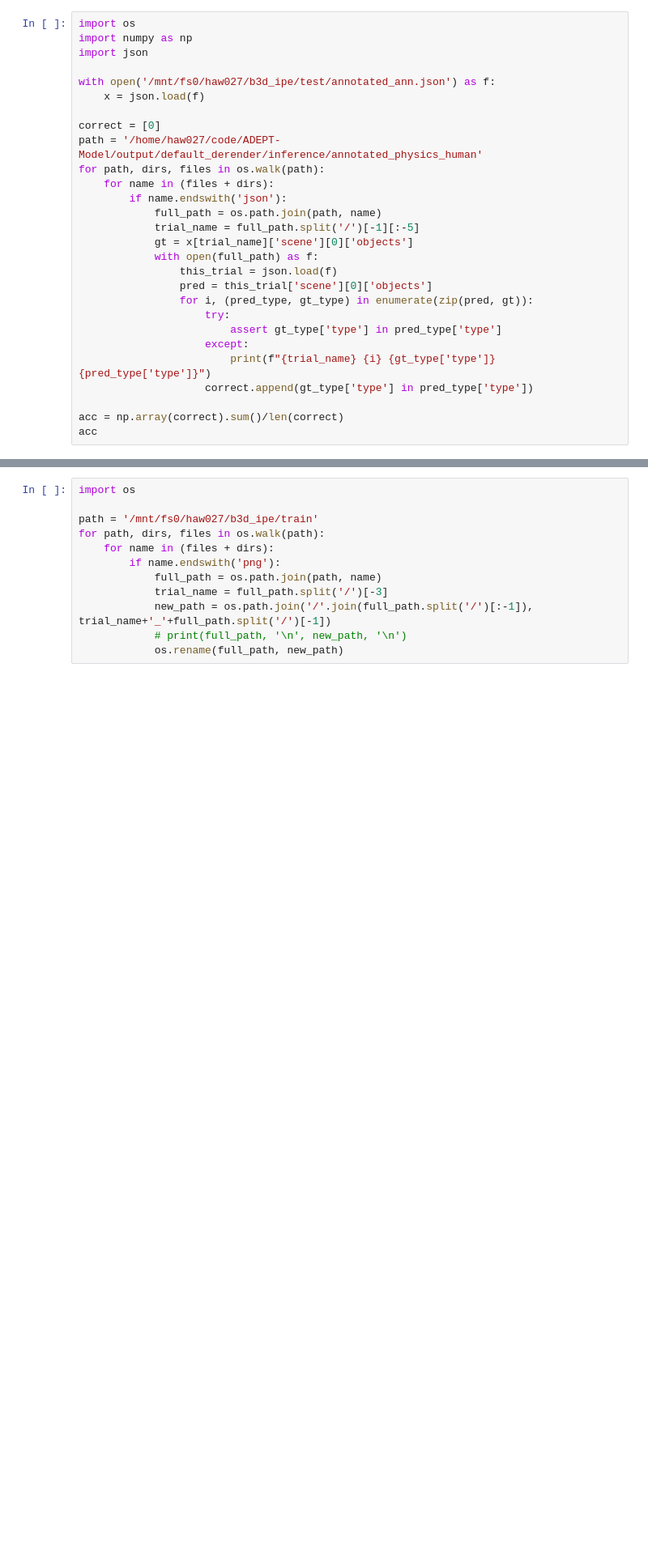
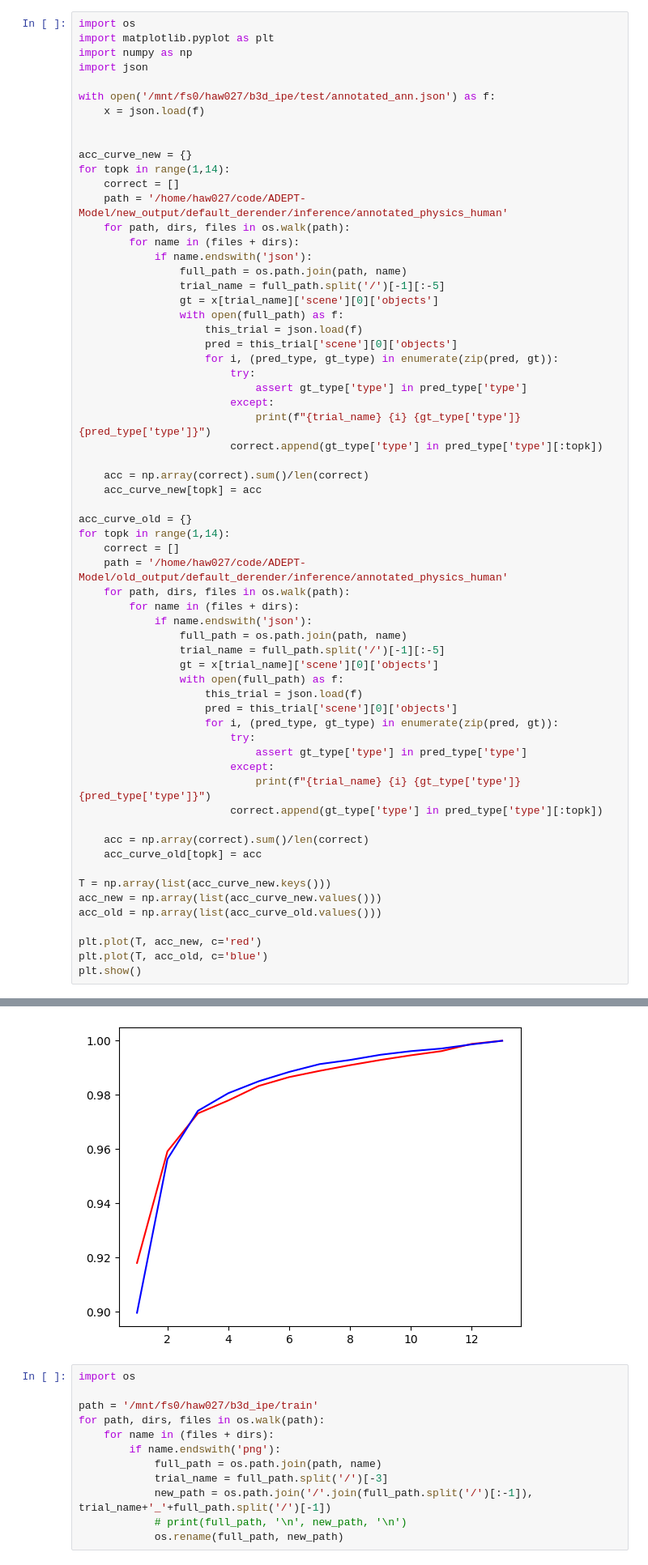
Before and after one commit to HaoliangWang/ADEPT-Model, a Jupyter notebook: dataset/makers/test.ipynb, the cells around one changed output, grey strips where cells are left out. Shown at 81% size. Drawn from its saved outputs; the diff is of its cells as text; blank space fills up the shorter version.

```diff
--- a/dataset/makers/test.ipynb
+++ b/dataset/makers/test.ipynb
@@ -1,29 +1,64 @@
 # %%
 import os
+import matplotlib.pyplot as plt
 import numpy as np
 import json
 
 with open('/mnt/fs0/haw027/b3d_ipe/test/annotated_ann.json') as f:
     x = json.load(f)
 
-correct = [0]
-path = '/home/haw027/code/ADEPT-Model/output/default_derender/inference/annotated_physics_human'
-for path, dirs, files in os.walk(path):
-    for name in (files + dirs):
-        if name.endswith('json'):
-            full_path = os.path.join(path, name)
-            trial_name = full_path.split('/')[-1][:-5]
-            gt = x[trial_name]['scene'][0]['objects']
-            with open(full_path) as f:
-                this_trial = json.load(f)
-                pred = this_trial['scene'][0]['objects']
-                for i, (pred_type, gt_type) in enumerate(zip(pred, gt)):
-                    try:
-                        assert gt_type['type'] in pred_type['type']
-                    except:
-                        print(f"{trial_name} {i} {gt_type['type']} {pred_type['type']}")
-                    correct.append(gt_type['type'] in pred_type['type'])
 
-acc = np.array(correct).sum()/len(correct)
-acc
+acc_curve_new = {}
+for topk in range(1,14):
+    correct = []
+    path = '/home/haw027/code/ADEPT-Model/new_output/default_derender/inference/annotated_physics_human'
+    for path, dirs, files in os.walk(path):
+        for name in (files + dirs):
+            if name.endswith('json'):
+                full_path = os.path.join(path, name)
+                trial_name = full_path.split('/')[-1][:-5]
+                gt = x[trial_name]['scene'][0]['objects']
+                with open(full_path) as f:
+                    this_trial = json.load(f)
+                    pred = this_trial['scene'][0]['objects']
+                    for i, (pred_type, gt_type) in enumerate(zip(pred, gt)):
+                        try:
+                            assert gt_type['type'] in pred_type['type']
+                        except:
+                            print(f"{trial_name} {i} {gt_type['type']} {pred_type['type']}")
+                        correct.append(gt_type['type'] in pred_type['type'][:topk])
+
+    acc = np.array(correct).sum()/len(correct)
+    acc_curve_new[topk] = acc
+
+acc_curve_old = {}
+for topk in range(1,14):
+    correct = []
+    path = '/home/haw027/code/ADEPT-Model/old_output/default_derender/inference/annotated_physics_human'
+    for path, dirs, files in os.walk(path):
+        for name in (files + dirs):
+            if name.endswith('json'):
+                full_path = os.path.join(path, name)
+                trial_name = full_path.split('/')[-1][:-5]
+                gt = x[trial_name]['scene'][0]['objects']
+                with open(full_path) as f:
+                    this_trial = json.load(f)
+                    pred = this_trial['scene'][0]['objects']
+                    for i, (pred_type, gt_type) in enumerate(zip(pred, gt)):
+                        try:
+                            assert gt_type['type'] in pred_type['type']
+                        except:
+                            print(f"{trial_name} {i} {gt_type['type']} {pred_type['type']}")
+                        correct.append(gt_type['type'] in pred_type['type'][:topk])
+
+    acc = np.array(correct).sum()/len(correct)
+    acc_curve_old[topk] = acc
+
+T = np.array(list(acc_curve_new.keys()))
+acc_new = np.array(list(acc_curve_new.values()))
+acc_old = np.array(list(acc_curve_old.values()))
+
+plt.plot(T, acc_new, c='red')
+plt.plot(T, acc_old, c='blue')
+plt.show()
 # %% [output]
@@ -48,3 +65,4 @@ pilot_it2_drop_sidezone_box_0024 1 pentagon ['cube', 'triangular_prism']
+[figure, added]
 # %%
 import os
 
```
Also changed, not shown: parts of 1 cell of this notebook, 2 other files.
